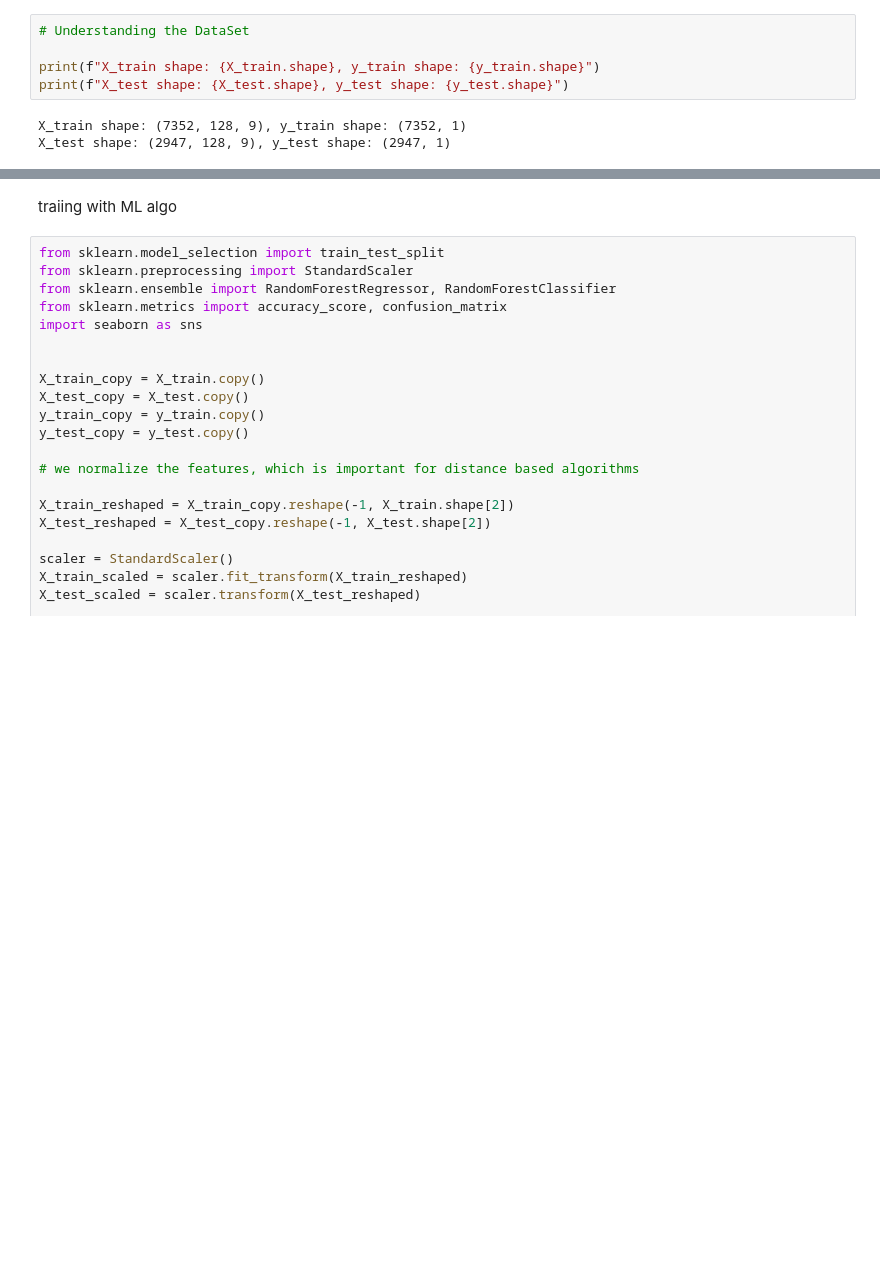
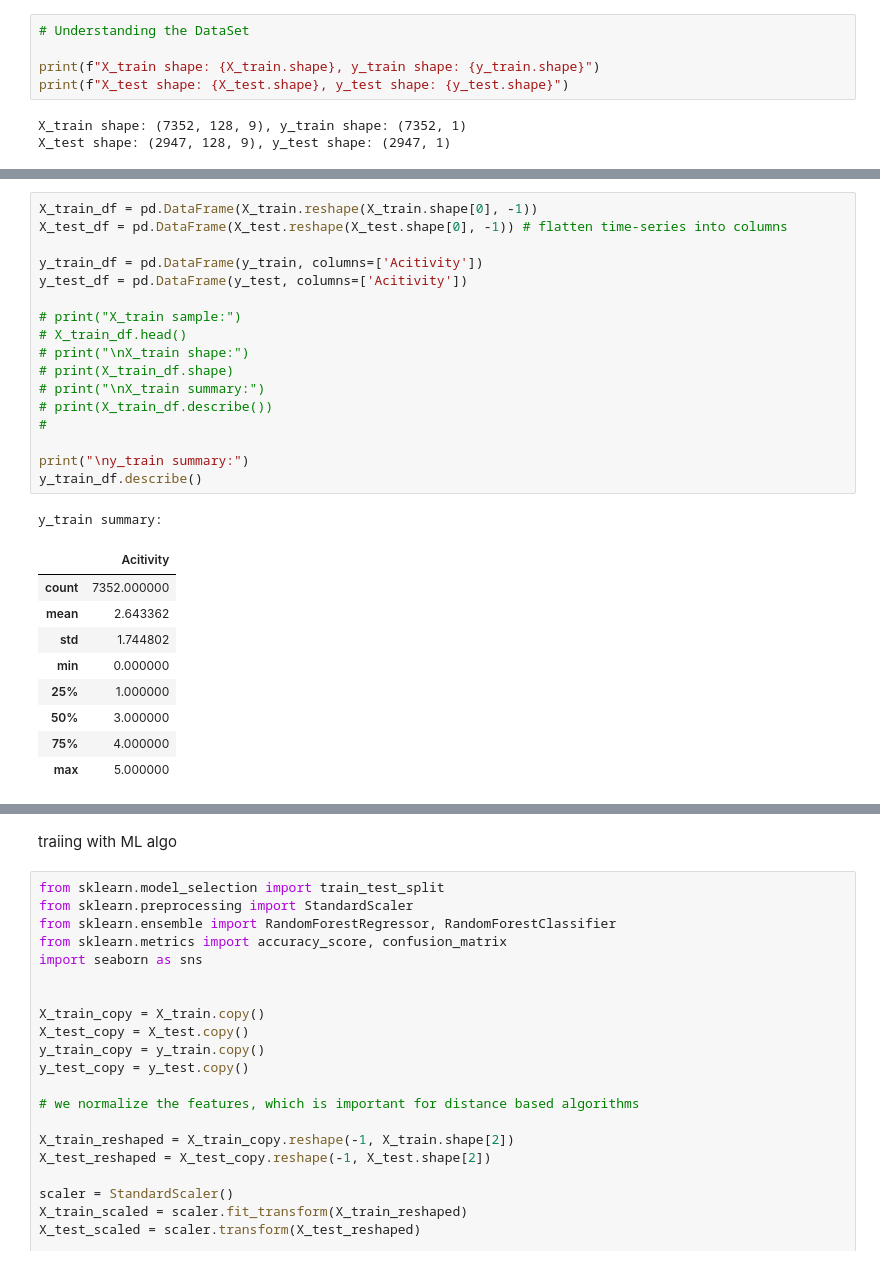
Before and after one commit to hengrvisal/HAR-test, a Jupyter notebook: understanding.ipynb, the cells around one changed output, grey strips where cells are left out. Drawn from its saved outputs; the diff is of its cells as text; blank space fills up the shorter version.

```diff
--- a/understanding.ipynb
+++ b/understanding.ipynb
@@ -85,0 +106,28 @@ X_test shape: (2947, 128, 9), y_test shape: (2947, 1)
+# %%
+X_train_df = pd.DataFrame(X_train.reshape(X_train.shape[0], -1))
+X_test_df = pd.DataFrame(X_test.reshape(X_test.shape[0], -1)) # flatten time-series into columns
+
+y_train_df = pd.DataFrame(y_train, columns=['Acitivity'])
+y_test_df = pd.DataFrame(y_test, columns=['Acitivity'])
+
+# print("X_train sample:")
+# X_train_df.head()
+# print("\nX_train shape:")
+# print(X_train_df.shape)
+# print("\nX_train summary:")
+# print(X_train_df.describe())
+#
+
+print("\ny_train summary:")
+y_train_df.describe()
+# %% [output]
+y_train summary:
+|  | Acitivity |
+| count | 7352.000000 |
+| mean | 2.643362 |
+| std | 1.744802 |
+| min | 0.000000 |
+| 25% | 1.000000 |
+| 50% | 3.000000 |
+| 75% | 4.000000 |
+| max | 5.000000 |
```
Also changed, not shown: parts of 5 cells of this notebook.
